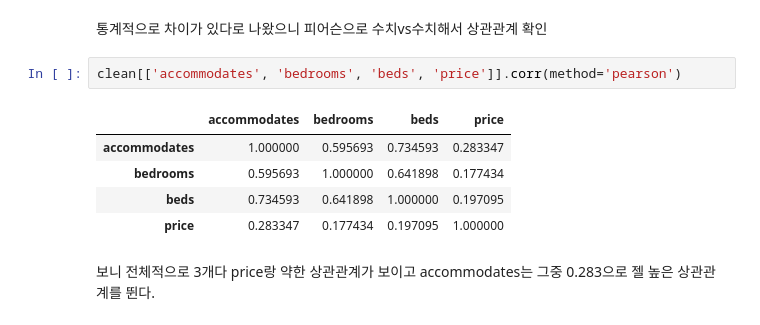
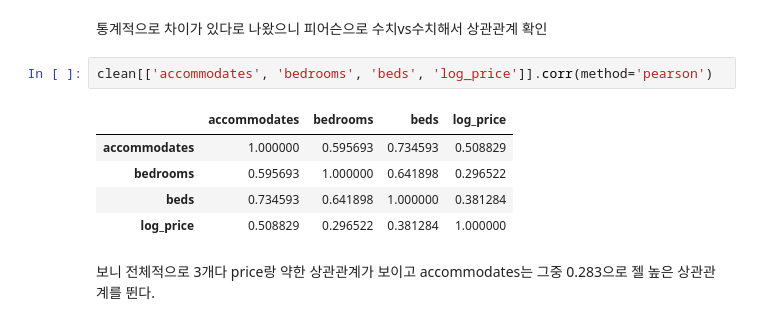
Before and after one commit to KyungminChang/data-analysis-project-BBB, a Jupyter notebook: 02_basic_statistics.ipynb, the cells around one changed output. Saved outputs shown, nothing was run; the diff lists cells and outputs as text.

```diff
--- a/02_basic_statistics.ipynb
+++ b/02_basic_statistics.ipynb
@@ -702,13 +702,13 @@ Name: beds, dtype: float64
 # %% [markdown]
 통계적으로 차이가 있다로 나왔으니 피어슨으로 수치vs수치해서 상관관계 확인
 # %%
-clean[['accommodates', 'bedrooms', 'beds', 'price']].corr(method='pearson')
+clean[['accommodates', 'bedrooms', 'beds', 'log_price']].corr(method='pearson')
 # %% [output]
-|  | accommodates | bedrooms | beds | price |
-| accommodates | 1.000000 | 0.595693 | 0.734593 | 0.283347 |
-| bedrooms | 0.595693 | 1.000000 | 0.641898 | 0.177434 |
-| beds | 0.734593 | 0.641898 | 1.000000 | 0.197095 |
-| price | 0.283347 | 0.177434 | 0.197095 | 1.000000 |
+|  | accommodates | bedrooms | beds | log_price |
+| accommodates | 1.000000 | 0.595693 | 0.734593 | 0.508829 |
+| bedrooms | 0.595693 | 1.000000 | 0.641898 | 0.296522 |
+| beds | 0.734593 | 0.641898 | 1.000000 | 0.381284 |
+| log_price | 0.508829 | 0.296522 | 0.381284 | 1.000000 |
 # %% [markdown]
 보니 전체적으로 3개다 price랑 약한 상관관계가 보이고 accommodates는 그중 0.283으로 젤 높은 상관관계를 뛴다.
 # %% [markdown]
```
Also changed, not shown: parts of 2 cells of this notebook.
